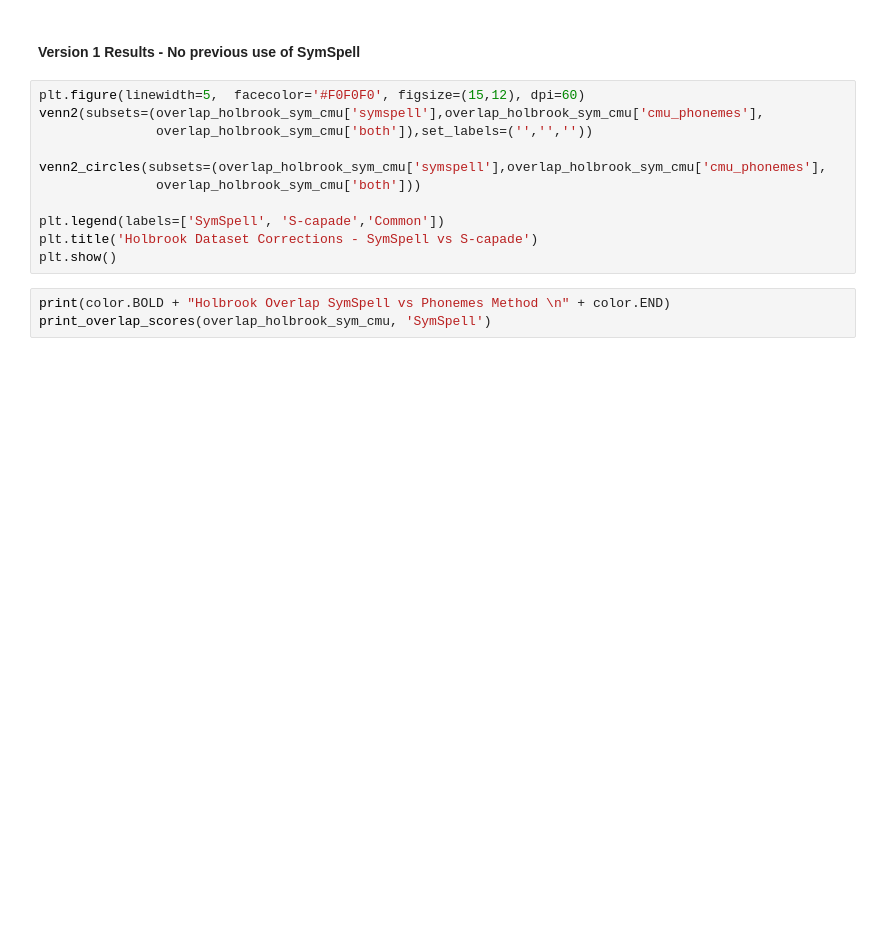
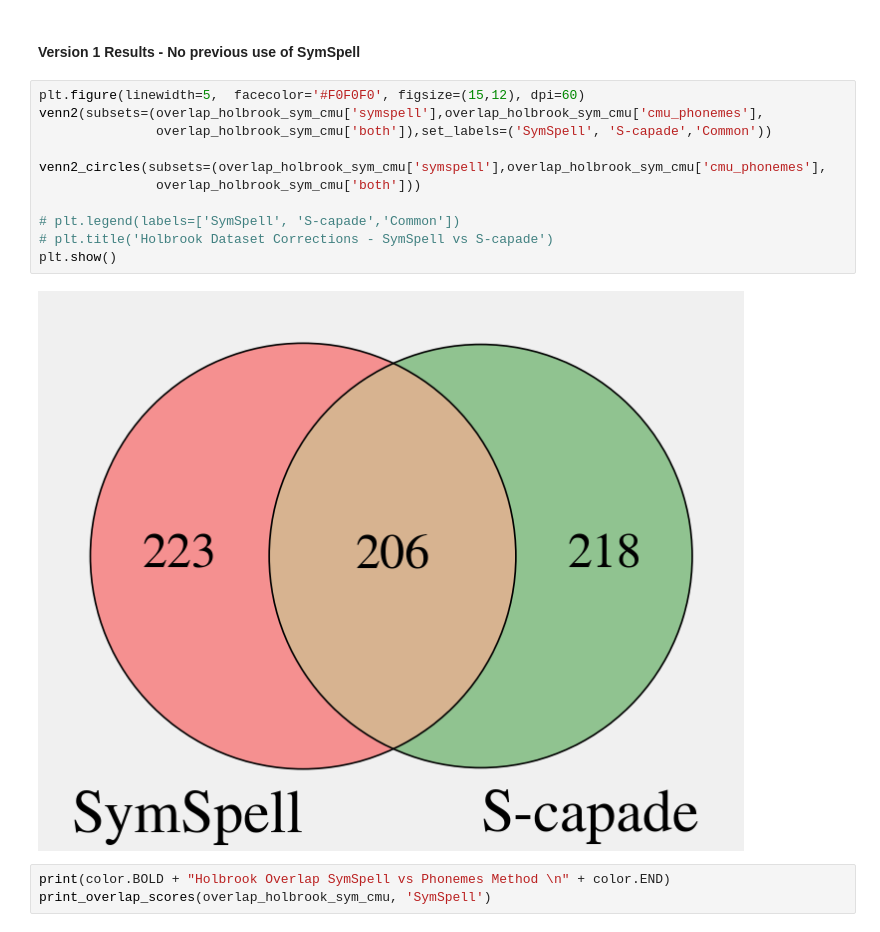
Before and after one commit to ucd-csl/Scapade, a Jupyter notebook: data_analysis/results_spelling_correction_overlap_and_scores.ipynb, the cells around one changed output. Saved outputs shown, nothing was run; the diff lists cells and outputs as text; blank space fills up the shorter version.

```diff
--- a/data_analysis/results_spelling_correction_overlap_and_scores.ipynb
+++ b/data_analysis/results_spelling_correction_overlap_and_scores.ipynb
@@ -395,14 +400,16 @@ overlap_holbrook_sym_cmu
 # %%
 plt.figure(linewidth=5,  facecolor='#F0F0F0', figsize=(15,12), dpi=60)
 venn2(subsets=(overlap_holbrook_sym_cmu['symspell'],overlap_holbrook_sym_cmu['cmu_phonemes'],
-               overlap_holbrook_sym_cmu['both']),set_labels=('','',''))
+               overlap_holbrook_sym_cmu['both']),set_labels=('SymSpell', 'S-capade','Common'))
 
 venn2_circles(subsets=(overlap_holbrook_sym_cmu['symspell'],overlap_holbrook_sym_cmu['cmu_phonemes'],
                overlap_holbrook_sym_cmu['both']))
 
-plt.legend(labels=['SymSpell', 'S-capade','Common'])
-plt.title('Holbrook Dataset Corrections - SymSpell vs S-capade')
+# plt.legend(labels=['SymSpell', 'S-capade','Common'])
+# plt.title('Holbrook Dataset Corrections - SymSpell vs S-capade')
 plt.show()
+# %% [output]
+[figure, added]
 # %%
 print(color.BOLD + "Holbrook Overlap SymSpell vs Phonemes Method \n" + color.END)
 print_overlap_scores(overlap_holbrook_sym_cmu, 'SymSpell')
```
Also changed, not shown: parts of 51 cells of this notebook, 15 other files.
